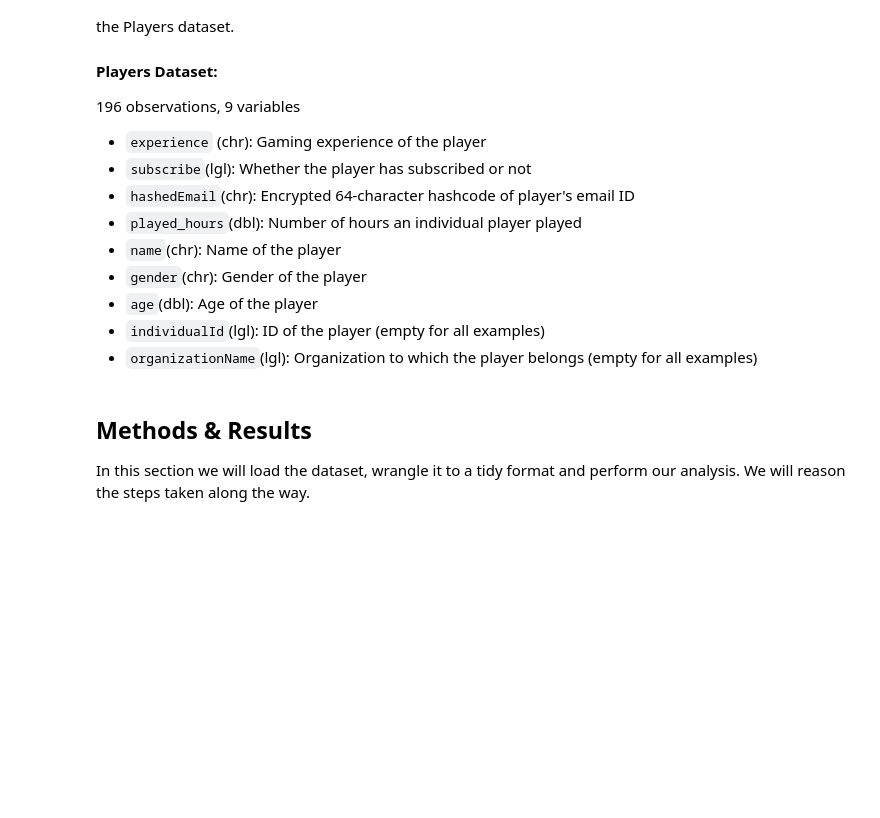
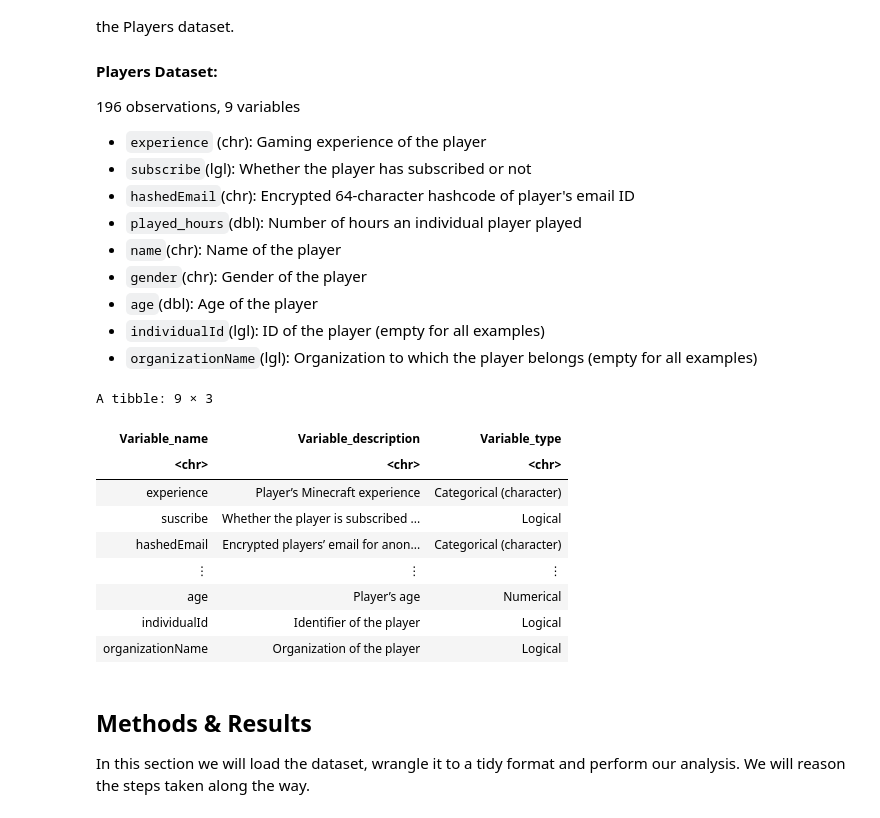
Before and after one commit to EmmaGjoen/data_science_group_project, a Jupyter notebook: project_final_report.ipynb, the cells around one changed output. Cells and saved outputs as stored; diff of their text form; code cells hidden in the pictures; blank space fills up the shorter version.

Commit message:
added table to the introduction, added seed to the necessary cell

```diff
--- a/project_final_report.ipynb
+++ b/project_final_report.ipynb
@@ -35,3 +41,26 @@ We were given two datasets: "Players" and "Sessions". The Players dataset has on
+# %%
+#Coded table describing the variables (not included in the word limit)
+
+players_variable_summary <- tibble(Variable_name = c("experience", "suscribe", "hashedEmail",
+                                        "played_hours",	"name",	"gender", "age", "individualId", "organizationName"),
+                           Variable_description = c("Player’s Minecraft experience", "Whether the player is subscribed for server emails",
+                                                    "Encrypted players’ email for anonymity", "Hours the player has spent on the server",
+                                                    "Player’s in-name game", "Player’s gender", "Player’s age", "Identifier of the player",
+                                                    "Organization of the player"),
+                           Variable_type = c("Categorical (character)", "Logical", "Categorical (character)", "Numerical", "Categorical (character)",
+                                             "Categorical (character)", "Numerical", "Logical", "Logical"))
+players_variable_summary
+# %% [output]
+A tibble: 9 × 3
+| Variable_name | Variable_description | Variable_type |
+| <chr> | <chr> | <chr> |
+| experience | Player’s Minecraft experience | Categorical (character) |
+| suscribe | Whether the player is subscribed ... | Logical |
+| hashedEmail | Encrypted players’ email for anon... | Categorical (character) |
+| ⋮ | ⋮ | ⋮ |
+| age | Player’s age | Numerical |
+| individualId | Identifier of the player | Logical |
+| organizationName | Organization of the player | Logical |
 # %% [markdown]
 ## Methods & Results
 
```
Also changed, not shown: parts of 10 cells of this notebook.
